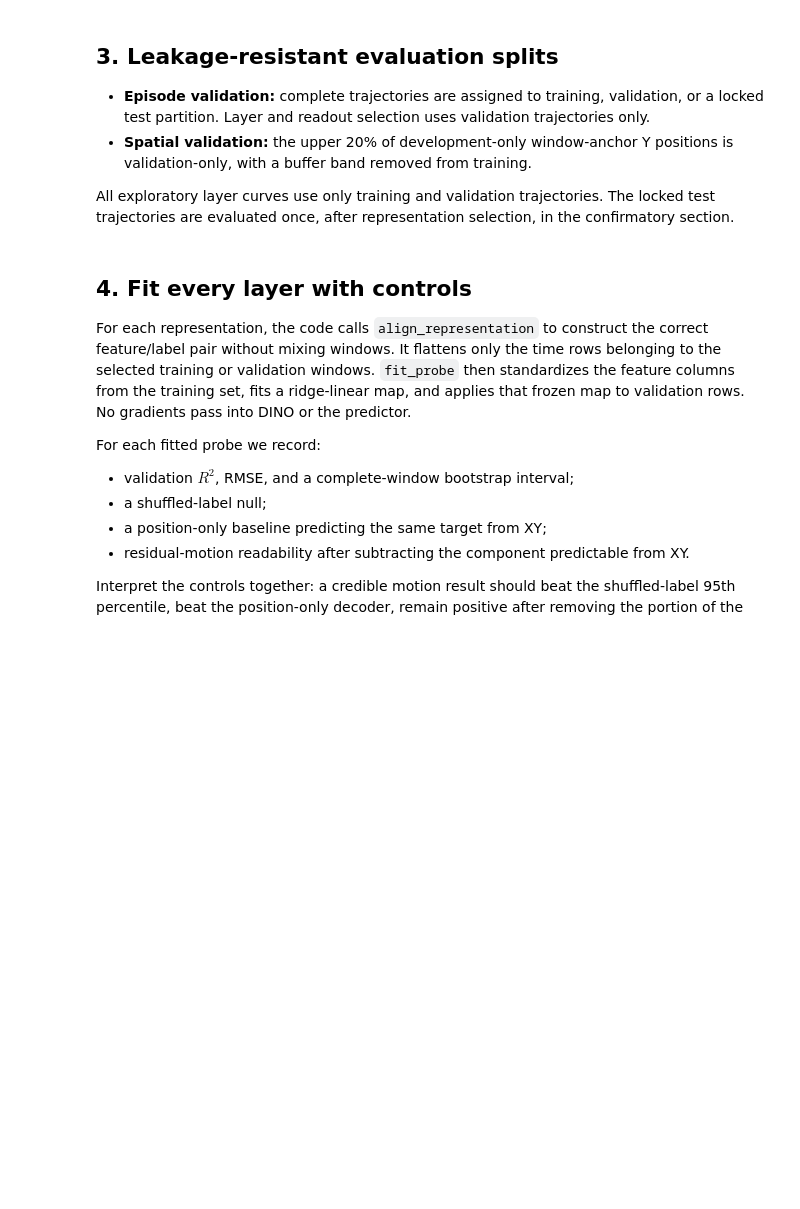
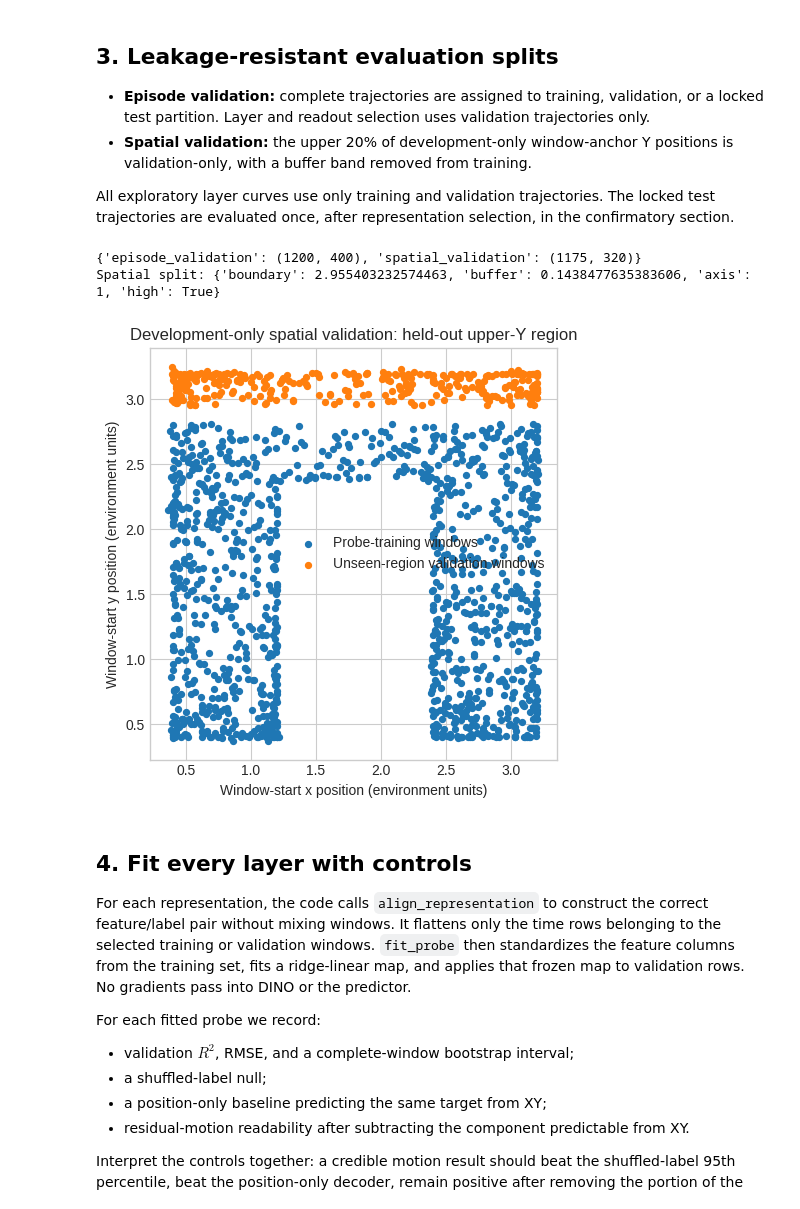
Before and after one commit to danielhacobian/probing-VLMs, a Jupyter notebook: notebooks/umaze_layerwise_motion_probe_paper_lr.ipynb, the cells around one changed output. Cells and saved outputs as stored; diff of their text form; code cells hidden in the pictures; blank space fills up the shorter version.

```diff
--- a/notebooks/umaze_layerwise_motion_probe_paper_lr.ipynb
+++ b/notebooks/umaze_layerwise_motion_probe_paper_lr.ipynb
@@ -381,31 +406,32 @@ All exploratory layer curves use only training and validation trajectories. The
 # %%
 episode_train, episode_validation, episode_test = episode_group_train_val_test_split(
     choices, validation_fraction=0.2, test_fraction=0.2, seed=SEED
 )
-split_counts = {"train": len(episode_train), "validation": len(episode_validation), "test": len(episode_test)}
-assert split_counts == {"train": 1200, "validation": 400, "test": 400}, split_counts
-print({"protocol": "trajectory_grouped_60_20_20", **split_counts})
 development_idx = np.sort(np.concatenate([episode_train, episode_validation]))
 anchor_position = targets["position"][:, 0]
 spatial_train_local, spatial_validation_local, spatial_config = spatial_holdout_split(
     anchor_position[development_idx], axis=1, quantile=0.8, high=True, buffer_fraction=0.05
 )
 spatial_train = development_idx[spatial_train_local]
 spatial_validation = development_idx[spatial_validation_local]
 splits = {
     "episode_validation": (episode_train, episode_validation),
     "spatial_validation": (spatial_train, spatial_validation),
 }
-print({name: {"probe_train": len(train), "validation": len(validation)} for name, (train, validation) in splits.items()})
+print({name: (len(train), len(test)) for name, (train, test) in splits.items()})
 print("Spatial split:", spatial_config)
 
 plt.figure(figsize=(6, 5))
 plt.scatter(anchor_position[spatial_train, 0], anchor_position[spatial_train, 1], s=18, label="Probe-training windows")
 plt.scatter(anchor_position[spatial_validation, 0], anchor_position[spatial_validation, 1], s=18, label="Unseen-region validation windows")
 plt.legend(); plt.gca().set_aspect("equal"); plt.title("Development-only spatial validation: held-out upper-Y region")
 plt.xlabel("Window-start x position (environment units)")
 plt.ylabel("Window-start y position (environment units)")
 plt.tight_layout(); plt.savefig(OUTPUT_DIR / "spatial_split.png", dpi=180); plt.show()
+# %% [output]
+{'episode_validation': (1200, 400), 'spatial_validation': (1175, 320)}
+Spatial split: {'boundary': 2.955403232574463, 'buffer': 0.1438477635383606, 'axis': 1, 'high': True}
+[figure, added]
 # %% [markdown]
 ## 4. Fit every layer with controls
 
```
Also changed, not shown: parts of 20 cells of this notebook, 16 other files.
